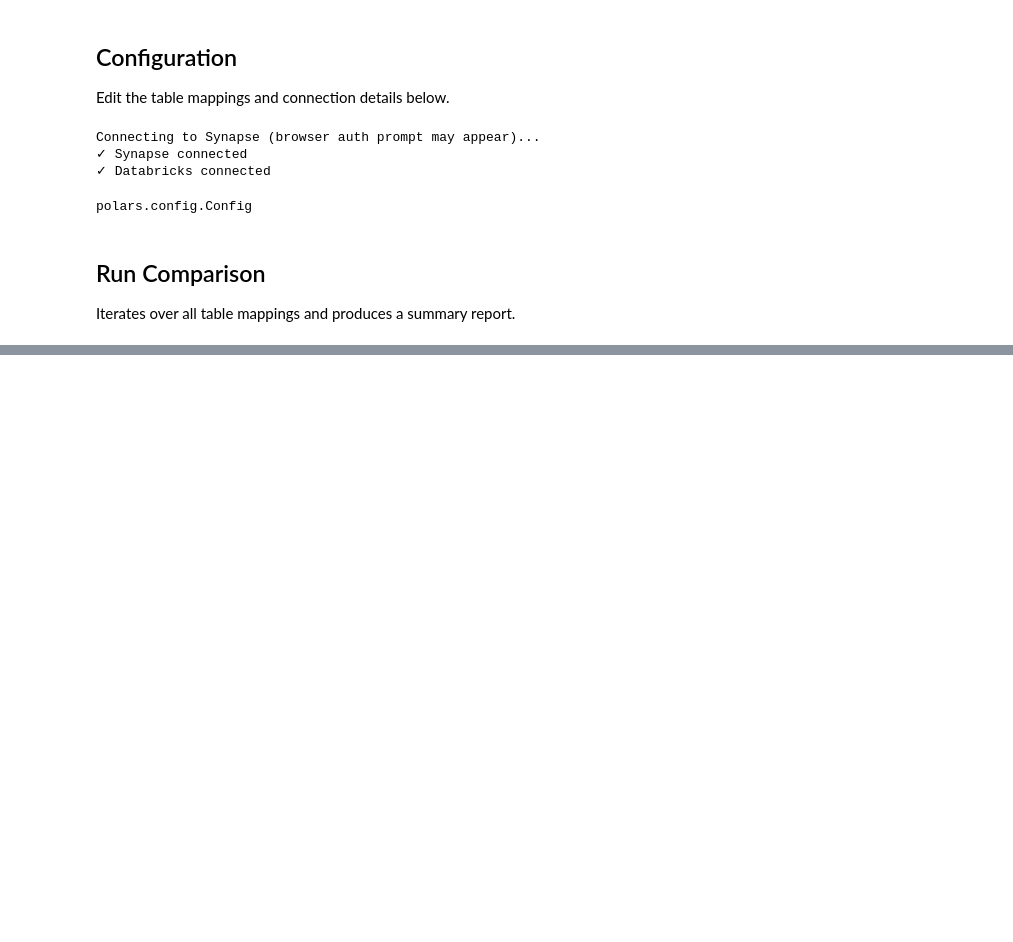
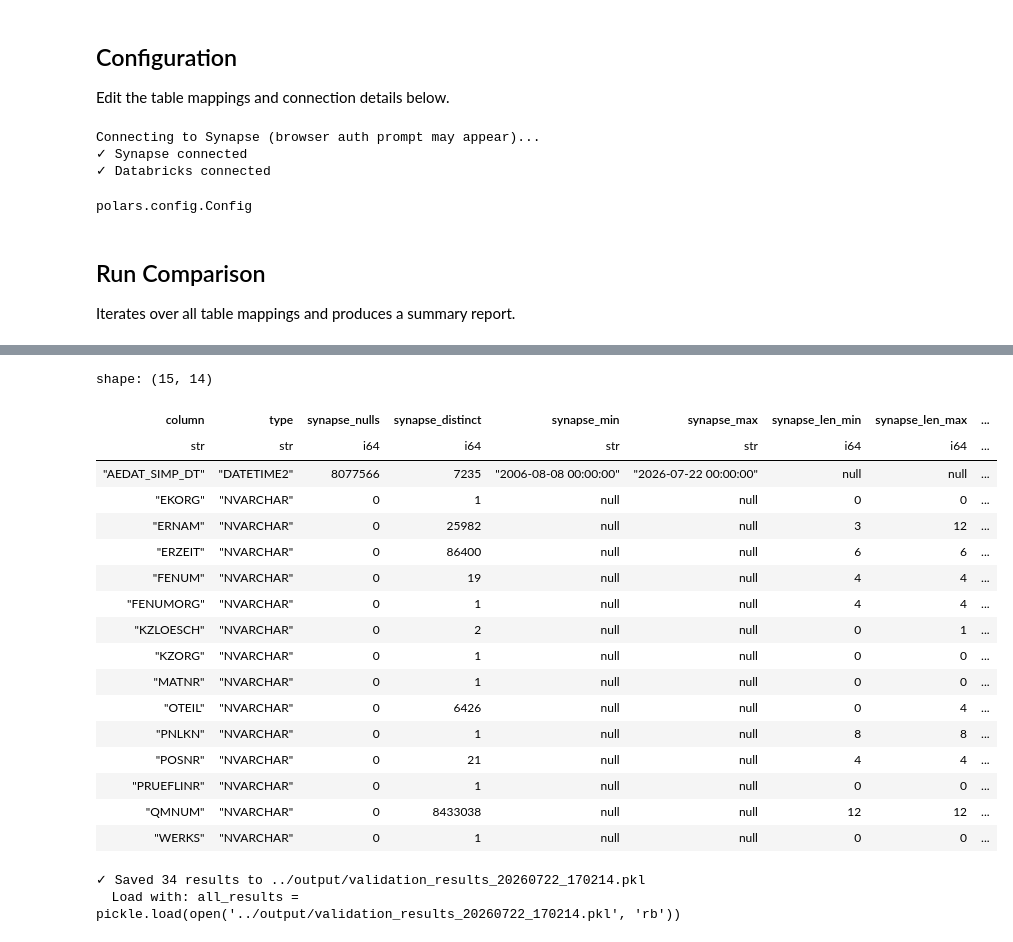
Before and after one commit to ByambadorjMendbayar/python_scratchpad, a Jupyter notebook: data_validation/validate_tables.ipynb, the cells around one changed output, grey strips where cells are left out. Drawn from its saved outputs; the diff is of its cells as text; code cells hidden in the pictures; blank space fills up the shorter version.

```diff
--- a/data_validation/validate_tables.ipynb
+++ b/data_validation/validate_tables.ipynb
@@ -209,0 +287,2 @@ shape: (235, 5)
+# %%
+results_egrp_sap_bronze = run_comparison("EGRP_SAP_BRONZE", TABLE_MAPPINGS["EGRP_SAP_BRONZE"], synapse_conn, databricks_conn)
@@ -209,0 +301,45 @@ shape: (235, 5)
+# %%
+results_egrp_sap_bronze[0]['stats_comparison_df']
+# %% [output]
+shape: (15, 14)
+| column | type | synapse_nulls | synapse_distinct | synapse_min | synapse_max | synapse_len_min | synapse_len_max | ... |
+| str | str | i64 | i64 | str | str | i64 | i64 | ... |
+| "AEDAT_SIMP_DT" | "DATETIME2" | 8077566 | 7235 | "2006-08-08 00:00:00" | "2026-07-22 00:00:00" | null | null | ... |
+| "EKORG" | "NVARCHAR" | 0 | 1 | null | null | 0 | 0 | ... |
+| "ERNAM" | "NVARCHAR" | 0 | 25982 | null | null | 3 | 12 | ... |
+| "ERZEIT" | "NVARCHAR" | 0 | 86400 | null | null | 6 | 6 | ... |
+| "FENUM" | "NVARCHAR" | 0 | 19 | null | null | 4 | 4 | ... |
+| "FENUMORG" | "NVARCHAR" | 0 | 1 | null | null | 4 | 4 | ... |
+| "KZLOESCH" | "NVARCHAR" | 0 | 2 | null | null | 0 | 1 | ... |
+| "KZORG" | "NVARCHAR" | 0 | 1 | null | null | 0 | 0 | ... |
+| "MATNR" | "NVARCHAR" | 0 | 1 | null | null | 0 | 0 | ... |
+| "OTEIL" | "NVARCHAR" | 0 | 6426 | null | null | 0 | 4 | ... |
+| "PNLKN" | "NVARCHAR" | 0 | 1 | null | null | 8 | 8 | ... |
+| "POSNR" | "NVARCHAR" | 0 | 21 | null | null | 4 | 4 | ... |
+| "PRUEFLINR" | "NVARCHAR" | 0 | 1 | null | null | 0 | 0 | ... |
+| "QMNUM" | "NVARCHAR" | 0 | 8433038 | null | null | 12 | 12 | ... |
+| "WERKS" | "NVARCHAR" | 0 | 1 | null | null | 0 | 0 | ... |
+# %%
+import pickle
+from datetime import datetime
+
+# ─── Save all results to disc ─────────────────────────────────────────────────
+all_results = {
+    "IOC_MMRS": results_ioc_mmrs,
+    "PI_SYSTEMS": results_pi_system,
+    "ODP": results_odp,
+    "EGRP_GREPORTS": results_egrp_greports,
+    "EGRP_IAP_STAGING": results_egrp_iap_staging,
+    "EGRP_SAP_BRONZE": results_egrp_sap_bronze,
+}
+
+output_path = f"../output/validation_results_{datetime.now().strftime('%Y%m%d_%H%M%S')}.pkl"
+os.makedirs("../output", exist_ok=True)
+with open(output_path, "wb") as f:
+    pickle.dump(all_results, f)
+
+print(f"✓ Saved {sum(len(v) for v in all_results.values())} results to {output_path}")
+print(f"  Load with: all_results = pickle.load(open('{output_path}', 'rb'))")
+# %% [output]
+✓ Saved 34 results to ../output/validation_results_20260722_170214.pkl
+  Load with: all_results = pickle.load(open('../output/validation_results_20260722_170214.pkl', 'rb'))
```
Also changed, not shown: parts of 9 cells of this notebook, 1 other file.
